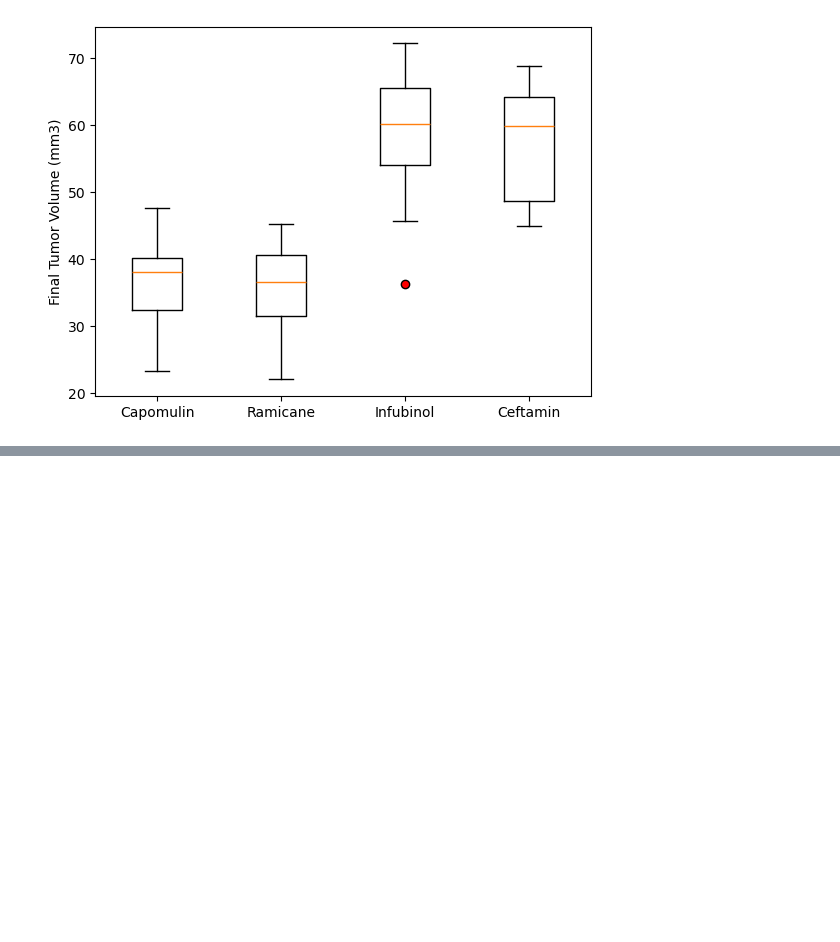
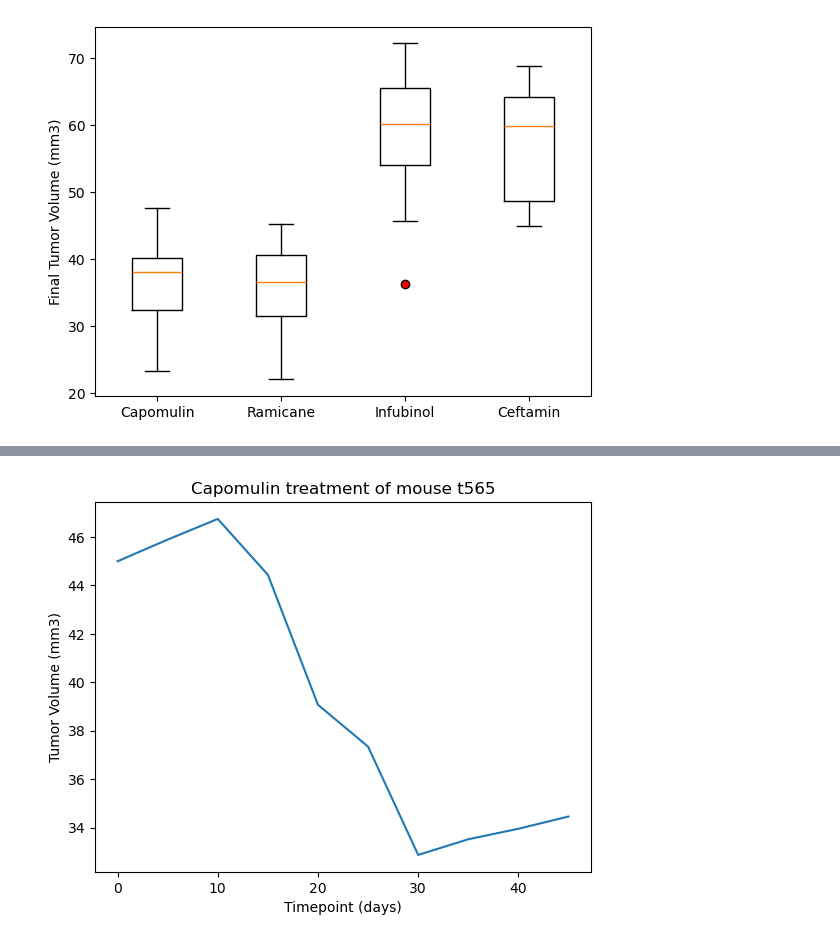
Before and after one commit to danielmolina81/visualization-challenge, a Jupyter notebook: pymaceuticals.ipynb, the cells around one changed output, grey strips where cells are left out. Cells and saved outputs as stored; diff of their text form; code cells hidden in the pictures; blank space fills up the shorter version.

```diff
--- a/pymaceuticals.ipynb
+++ b/pymaceuticals.ipynb
@@ -273,0 +273,5 @@ plt.show()
+# %%
+# Tumor volume data for selected mouse
+mouse = "t565"
+mouse_data = clean_complete_data.loc[clean_complete_data["Mouse ID"]==mouse]
+mouse_data
@@ -273,0 +290,10 @@ plt.show()
+# %%
+# Generate line plot for tumor volume vs. time point for a selected mouse treated with Capomulin
+plt.plot(mouse_data["Timepoint"],mouse_data["Tumor Volume (mm3)"])
+plt.title("Capomulin treatment of mouse "+ mouse)
+plt.xlabel("Timepoint (days)")
+plt.ylabel("Tumor Volume (mm3)")
+plt.tight_layout
+plt.show()
+# %% [output]
+[figure, added]
```
Also changed, not shown: parts of 9 cells of this notebook, 1 other file.
